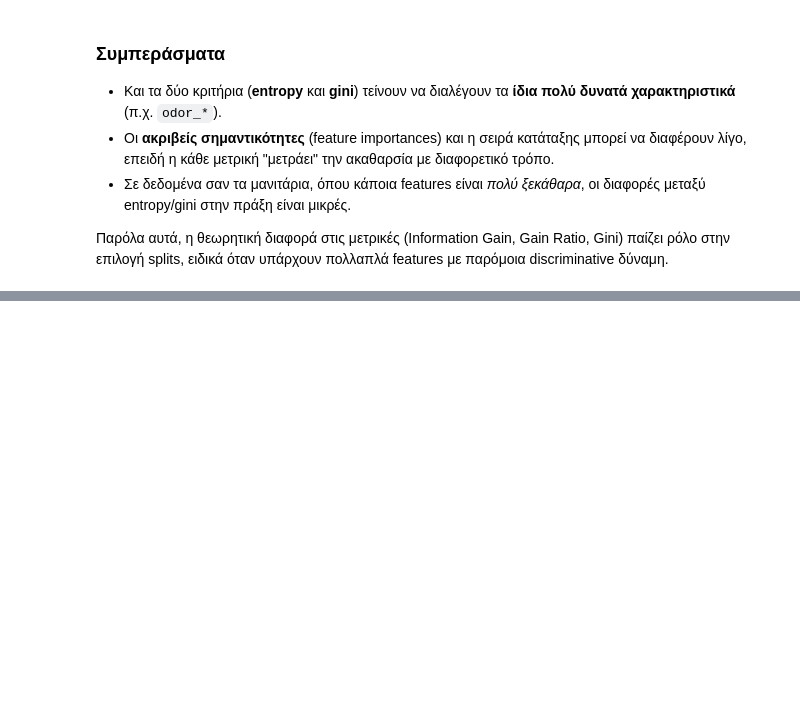
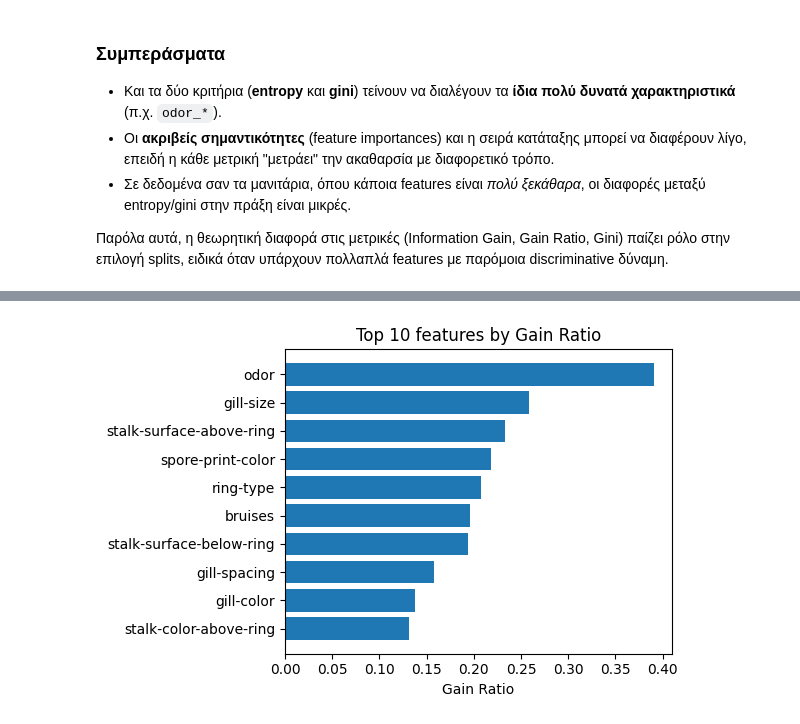
Before and after one commit to ikons/adv-ai, a Jupyter notebook: notebooks/01b_impurity_measures_mushrooms.ipynb, the cells around one changed output, grey strips where cells are left out. Cells and saved outputs as stored; diff of their text form; code cells hidden in the pictures; blank space fills up the shorter version.

```diff
--- a/notebooks/01b_impurity_measures_mushrooms.ipynb
+++ b/notebooks/01b_impurity_measures_mushrooms.ipynb
@@ -341,0 +338,13 @@ dtype: float64
+# %%
+# Bar plot: Top 10 χαρακτηριστικά βάσει Gain Ratio
+top_gr = scores.sort_values("gain_ratio", ascending=False).head(10)
+
+plt.figure(figsize=(6, 4))
+plt.barh(top_gr["feature"], top_gr["gain_ratio"])
+plt.xlabel("Gain Ratio")
+plt.title("Top 10 features by Gain Ratio")
+plt.gca().invert_yaxis()
+plt.tight_layout()
+plt.show()
+# %% [output]
+[figure, added]
```
Also changed, not shown: parts of 5 cells of this notebook.
